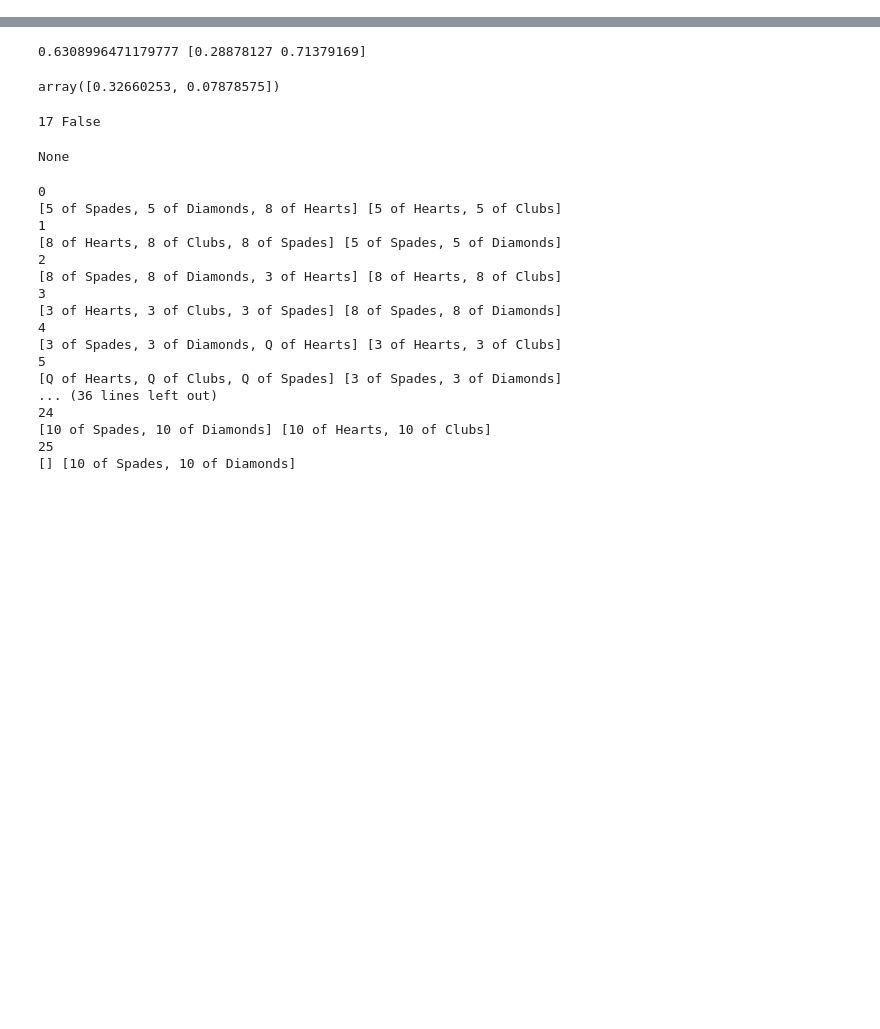
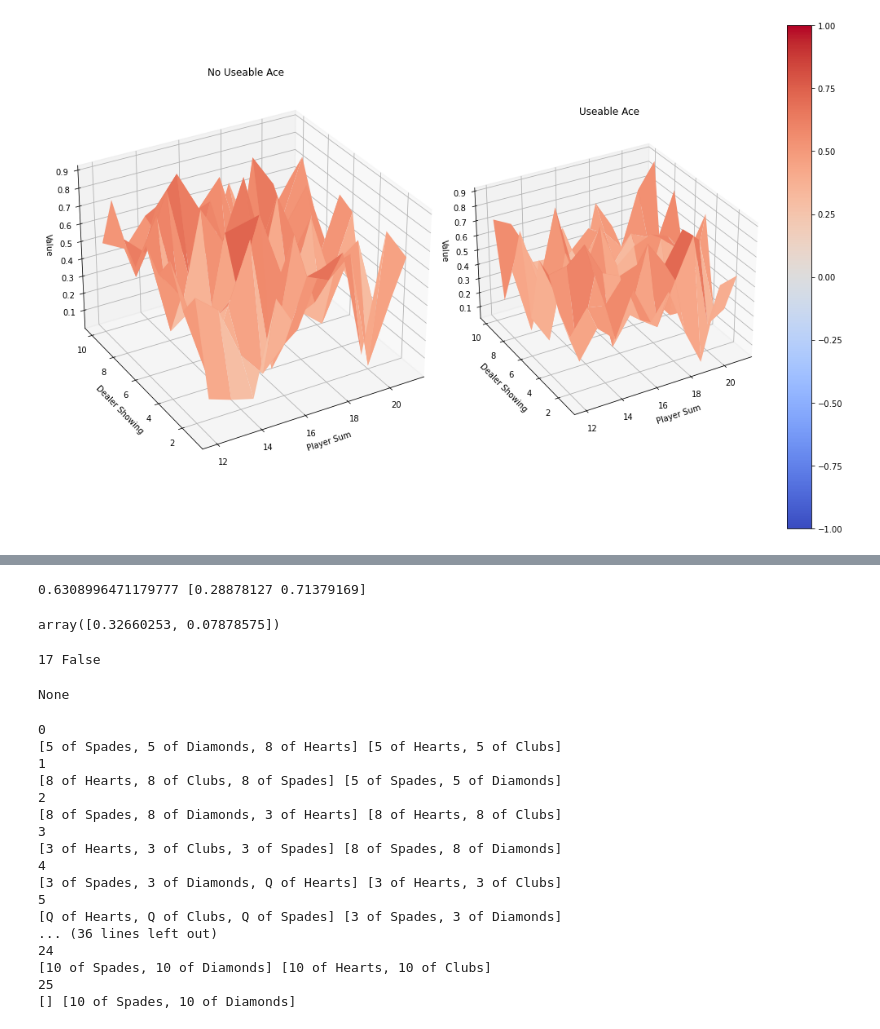
Before and after one commit to gdubbs100/BlackJack, a Jupyter notebook: BlackJack_working.ipynb, the cells around one changed output, grey strips where cells are left out. Saved outputs shown, nothing was run; the diff lists cells and outputs as text; code cells hidden in the pictures; blank space fills up the shorter version.

```diff
--- a/BlackJack_working.ipynb
+++ b/BlackJack_working.ipynb
@@ -52,0 +278,67 @@ for c in card_values:
+# %%
+
+def plotValueFunction(aPlayer):
+
+    # calculate value func
+    value_func = np.sum(aPlayer.Q * aPlayer.pi, axis = 3)
+
+    # get X, Y for restricted axis - 12 to 21, dealer showing 0 - 10
+    X, Y = np.meshgrid(np.array([i for i in range(12, 22)]), [j for j in range(0, 10)])
+
+    Z_noace = np.apply_along_axis(lambda _: value_func[(_[0], _[1], 0)], 2, np.dstack([X, Y]))
+    Z_ace = np.apply_along_axis(lambda _: value_func[(_[0], _[1], 1)], 2, np.dstack([X, Y]))
+
+    # Creating figure
+    # fig, _ = plt.subplots(1,2,2, figsize=(14,9))
+    fig = plt.figure(figsize =(14, 9))
+    ax1 = fig.add_subplot(121,projection='3d')
+    ax2 = fig.add_subplot(122,projection='3d')
+    #ax = plt.axes(projection ='3d')
+
+    # Creating plot
+    # no useable ace
+
+    surf = ax1.plot_surface(
+        X,
+        Y + 1,
+        Z_noace,
+        rstride=1,
+        cstride=1,
+        cmap='coolwarm',
+        vmin=-1.0,
+        vmax=1.0)
+
+    ax1.set_xlabel('Player Sum')
+    ax1.set_ylabel('Dealer Showing')
+    ax1.set_zlabel('Value')
+    ax1.set_title('No Useable Ace')
+    ax1.view_init(ax1.elev, -120)
+
+    surf2 = ax2.plot_surface(
+        X,
+        Y + 1,
+        Z_ace,
+        rstride=1,
+        cstride=1,
+        cmap='coolwarm',
+        vmin=-1.0,
+        vmax=1.0)
+
+    ax2.set_xlabel('Player Sum')
+    ax2.set_ylabel('Dealer Showing')
+    ax2.set_zlabel('Value')
+    ax2.set_title('Useable Ace')
+    ax2.view_init(ax2.elev, -120)
+
+    fig.colorbar(surf)
+    fig.tight_layout()
+
+    # show plot
+    plt.show()
+
+
+
+
+plotValueFunction(Player5)
+# %% [output]
+[figure, added]
```
Also changed, not shown: parts of 17 cells of this notebook, 1 other file.
